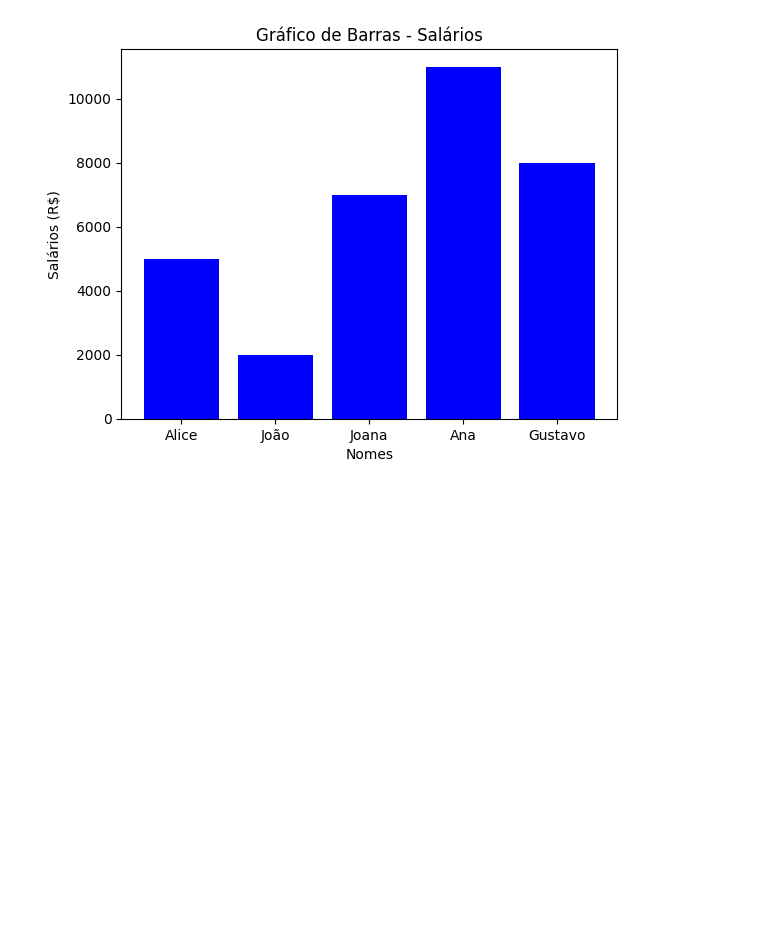
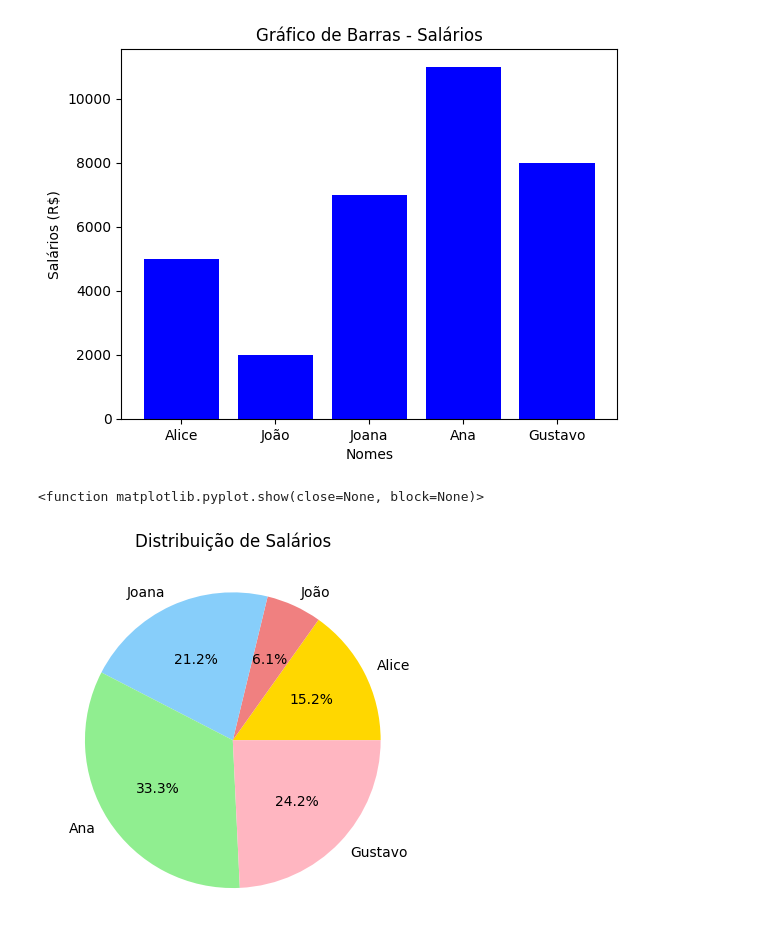
Before and after one commit to NatashaB-randao/AulasPython_EmbraerSocialTechCareers, a Jupyter notebook: Aulas/Jupyter/DadosPlotagem.ipynb, the cells around one changed output. Saved outputs shown, nothing was run; the diff lists cells and outputs as text; code cells hidden in the pictures; blank space fills up the shorter version.

Commit message:
Pie Chart

```diff
--- a/Aulas/Jupyter/DadosPlotagem.ipynb
+++ b/Aulas/Jupyter/DadosPlotagem.ipynb
@@ -20,3 +20,13 @@ plt.show
 # %% [output]
 <function matplotlib.pyplot.show(close=None, block=None)>
 [figure]
+# %%
+# Gráfico de Pizza
+
+plt.pie(df['Salario'], labels=df['Nome'],autopct='%1.1f%%', colors=['gold', 'lightcoral', 'lightskyblue', 'lightgreen', 'lightpink'])
+
+plt.title('Distribuição de Salários')
+plt.show
+# %% [output]
+<function matplotlib.pyplot.show(close=None, block=None)>
+[figure, added]
```
